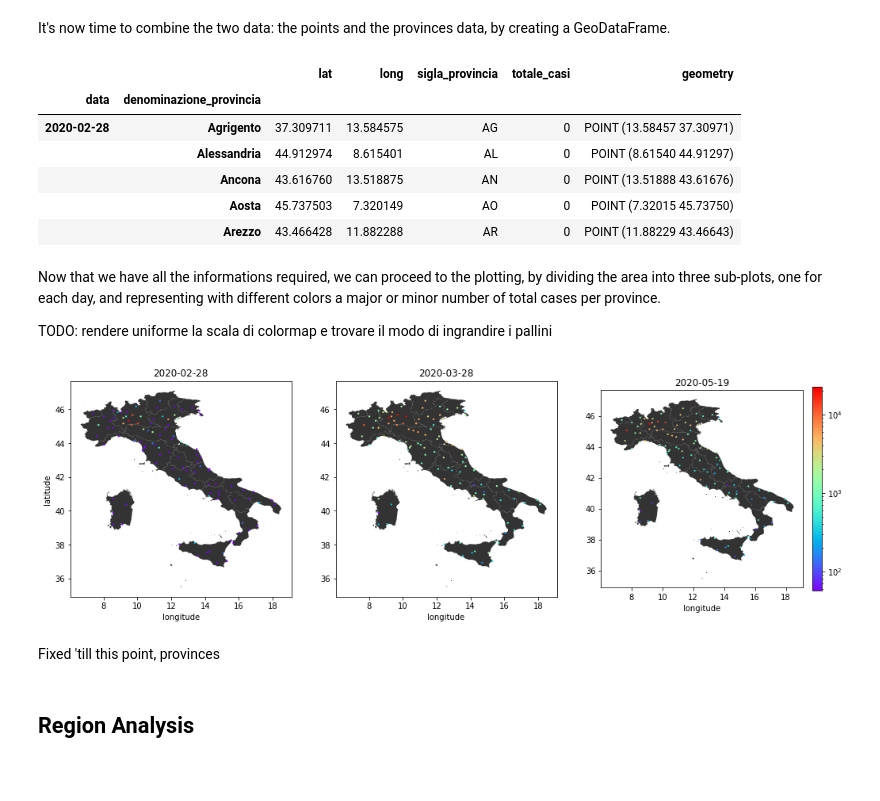
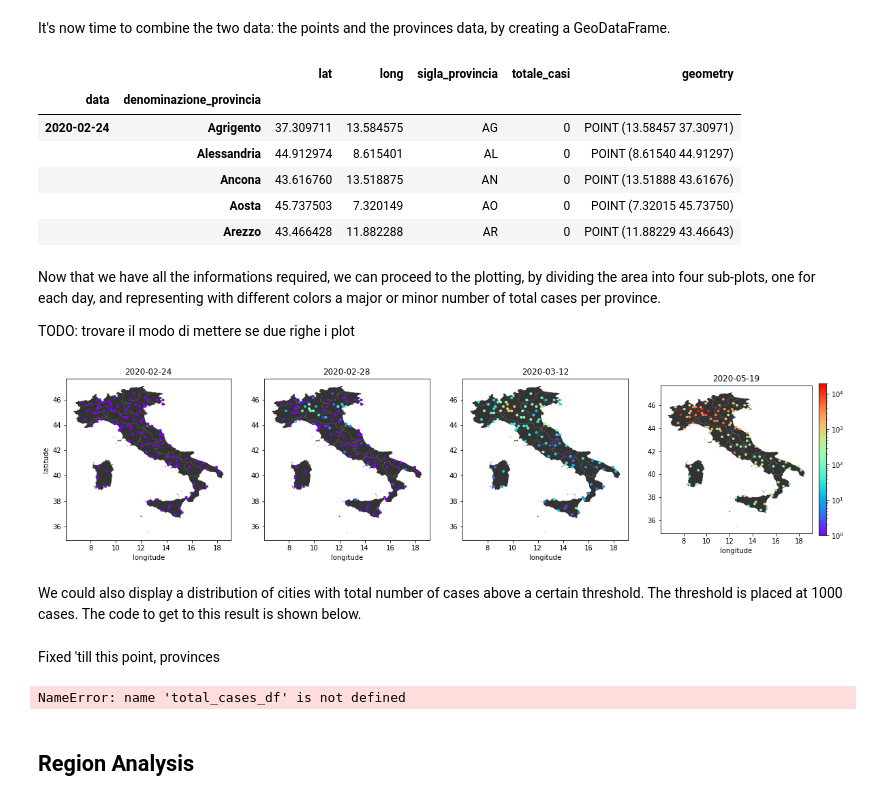
Before and after one commit to ClaudiaRaffaelli/COVID-19-analysis, a Jupyter notebook: covid-19_pandas_analysis.ipynb, the cells around one changed output. Drawn from its saved outputs; the diff is of its cells as text; code cells hidden in the pictures; blank space fills up the shorter version.

```diff
--- a/covid-19_pandas_analysis.ipynb
+++ b/covid-19_pandas_analysis.ipynb
@@ -324,0 +351,18 @@ TODO: inserire qui il grafico dove viene mostrato inizio lockdown
+# %%
+dati = refined_province_data.set_index(["sigla_provincia", "data"]).sort_index()
+
+# Create a set of the cities with the highest cases
+interested_city = list(set([item for sublist in [list(city.index) for city in cities_with_worst_cases] for item in sublist]))
+
+# Collect information about these cities day by day
+for i in range(len(interested_city)):
+    dati.loc[interested_city[i]]['totale_casi'].plot(
+        kind='line',
+        label=interested_city[i],
+        title="Number of cases for top 14 provinces").set_xticklabels([])
+
+plt.text(25, 22000, "Lockdown", color="r")
+plt.axvspan(15, 29, color='red', alpha=0.05)
+plt.axvspan(29, 72, color='red', alpha=0.05)
+plt.tight_layout()
+plt.legend()
@@ -359,5 +406,5 @@ However, as said before, we only want to plot three representative days, in orde
 # %%
-density_data = refined_province_data[refined_province_data['data'].isin(['2020-02-28', '2020-03-28', '2020-05-19'])].drop(
+density_data = refined_province_data[refined_province_data['data'].isin(['2020-02-24','2020-02-28', '2020-03-12', '2020-05-19'])].drop(
     columns=["denominazione_regione"]).set_index(
     ["data", "denominazione_provincia"]).sort_index()
 density_data.head()
@@ -390,42 +437,69 @@ geo_df.head()
 # %% [output]
 |  |  | lat | long | sigla_provincia | totale_casi | geometry |
 | data | denominazione_provincia |  |  |  |  |  |
-| 2020-02-28 | Agrigento | 37.309711 | 13.584575 | AG | 0 | POINT (13.58457 37.30971) |
+| 2020-02-24 | Agrigento | 37.309711 | 13.584575 | AG | 0 | POINT (13.58457 37.30971) |
 |  | Alessandria | 44.912974 | 8.615401 | AL | 0 | POINT (8.61540 44.91297) |
 |  | Ancona | 43.616760 | 13.518875 | AN | 0 | POINT (13.51888 43.61676) |
 |  | Aosta | 45.737503 | 7.320149 | AO | 0 | POINT (7.32015 45.73750) |
 |  | Arezzo | 43.466428 | 11.882288 | AR | 0 | POINT (11.88229 43.46643) |
 # %% [markdown]
-Now that we have all the informations required, we can proceed to the plotting, by dividing the area into three sub-plots, one for each day, and representing with different colors a major or minor number of total cases per province.
+Now that we have all the informations required, we can proceed to the plotting, by dividing the area into four sub-plots, one for each day, and representing with different colors a major or minor number of total cases per province.
 
-TODO: rendere uniforme la scala di colormap e trovare il modo di ingrandire i pallini
+TODO: trovare il modo di mettere se due righe i plot
 # %%
 from matplotlib.colors import LinearSegmentedColormap
 
 days = density_data.index.unique(level=0)
-grid_size = (1,len(days)) #three days
-fig, axes = plt.subplots(nrows=grid_size[0], ncols=grid_size[1], figsize=(17,6))
+grid_size = (1,len(days)) #four days
+fig, axes = plt.subplots(nrows=grid_size[0], ncols=grid_size[1], figsize=(20,6))
+
 
 for i, day in enumerate(range(len(days))):
     rowData = geo_df.loc[ days[i] , : ]
     totale_casi_per_data=rowData['totale_casi']
     x=rowData['long']
     y=rowData['lat']
 
     axes[i].set_title(days[i])
     axes[i].set_xlabel("longitude")
 
     map_df.plot(ax=axes[i], alpha=0.8, color="black")
-    im = axes[i].hexbin(x,y, C=totale_casi_per_data, bins='log', edgecolors=None, cmap='rainbow')
+    im = axes[i].hexbin(x,y, C=totale_casi_per_data, bins='log', edgecolors=None, cmap='rainbow', vmin=1., vmax=20000, gridsize=50)
 
 # Color bar
 axes[0].set_ylabel("latitude")
 plt.colorbar(im,fraction=0.046, pad=0.04)
 plt.show()
 # %% [output]
-[figure, old version]
+[figure, new version]
+# %% [markdown]
+We could also display a distribution of cities with total number of cases above a certain threshold. The threshold is placed at 1000 cases. The code to get to this result is shown below.
 # %% [markdown]
 Fixed 'till this point, provinces
+# %%
+threshold = 1000
+days = density_data.index.unique(level=1)
+cases_threshold = total_cases_df['Total_cases'][days[-1]] >= threshold
+threshold_cases_df = total_cases_df[cases_threshold]
+x = threshold_cases_df.index.unique(level=2) # longitude
+y = threshold_cases_df.index.unique(level=1) # latitude
+
+# Set up the axes with gridspec
+fig = plt.figure(figsize=(6, 4), constrained_layout=False)
+plt.title("Distribution of cities with more than "+str(threshold)+" cases")
+grid = plt.GridSpec(4, 4, hspace=0.6, wspace=0.6)
+plt.xticks([])
+plt.yticks([])
+
+y_hist = fig.add_subplot(grid[:, 0], xticklabels=[])
+main_ax = fig.add_subplot(grid[:, 1:], sharey=y_hist)
+# scatter points on the main axes
+main_ax.plot(x, y, 'ok', markersize=3, alpha=0.8)
+# histogram on the attached axes
+y_hist.hist(y, 90, histtype='stepfilled', orientation='horizontal', color='gray')
+y_hist.invert_xaxis()
+# %% [output]
+NameError: name 'total_cases_df' is not defined
 # %% [markdown]
 ## Region Analysis
 # %% [markdown]
```
Also changed, not shown: parts of 29 cells of this notebook.
